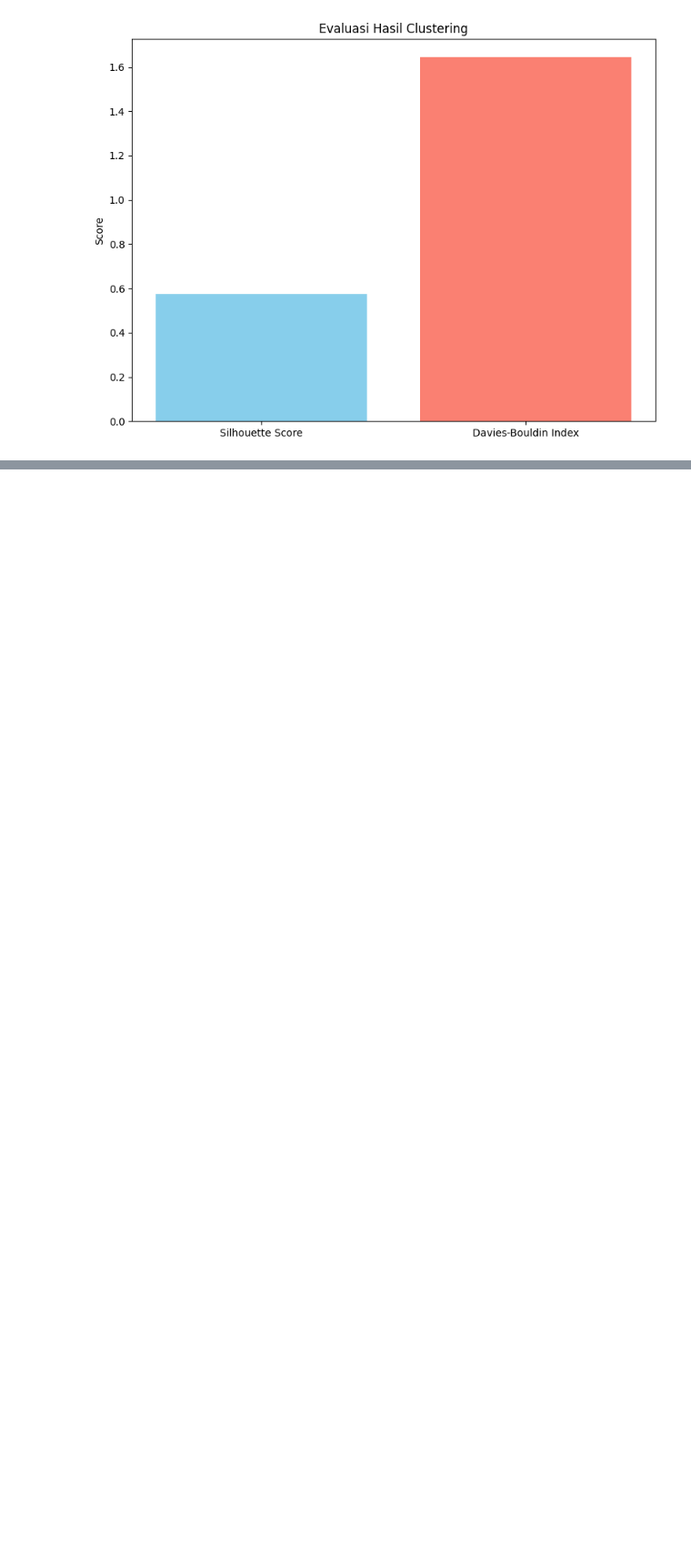
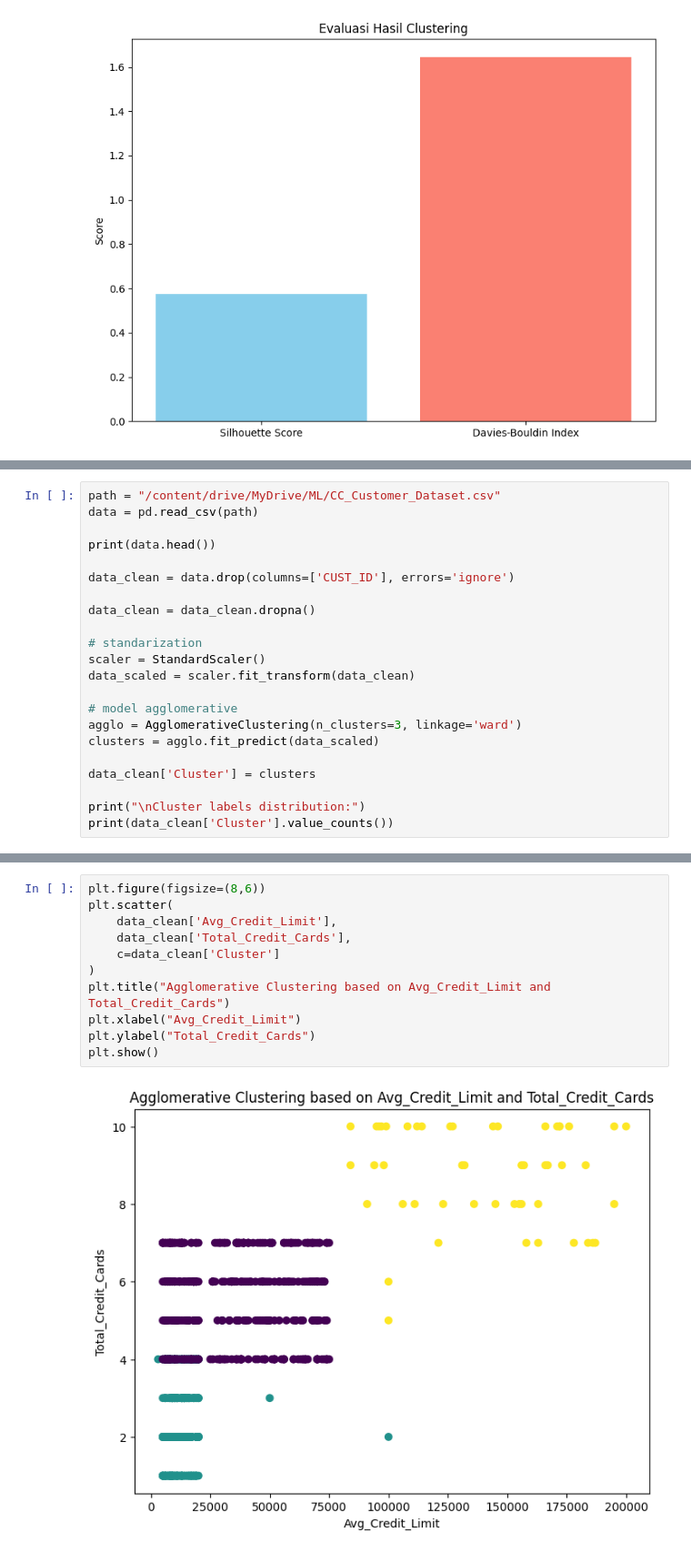
Before and after one commit to hemoabdullah/ML-SMT5, a Jupyter notebook: JS06_2341720203_Hammam_Abdullah_BG.ipynb, the cells around one changed output, grey strips where cells are left out. Shown at 91% size. Drawn from its saved outputs; the diff is of its cells as text; blank space fills up the shorter version.

```diff
--- a/JS06_2341720203_Hammam_Abdullah_BG.ipynb
+++ b/JS06_2341720203_Hammam_Abdullah_BG.ipynb
@@ -321,0 +254,22 @@ Answer for No.4
+# %%
+path = "/content/drive/MyDrive/ML/CC_Customer_Dataset.csv"
+data = pd.read_csv(path)
+
+print(data.head())
+
+data_clean = data.drop(columns=['CUST_ID'], errors='ignore')
+
+data_clean = data_clean.dropna()
+
+# standarization
+scaler = StandardScaler()
+data_scaled = scaler.fit_transform(data_clean)
+
+# model agglomerative
+agglo = AgglomerativeClustering(n_clusters=3, linkage='ward')
+clusters = agglo.fit_predict(data_scaled)
+
+data_clean['Cluster'] = clusters
+
+print("\nCluster labels distribution:")
+print(data_clean['Cluster'].value_counts())
@@ -322 +297,14 @@ Answer for No.4
+# %%
+plt.figure(figsize=(8,6))
+plt.scatter(
+    data_clean['Avg_Credit_Limit'],
+    data_clean['Total_Credit_Cards'],
+    c=data_clean['Cluster']
+)
+plt.title("Agglomerative Clustering based on Avg_Credit_Limit and Total_Credit_Cards")
+plt.xlabel("Avg_Credit_Limit")
+plt.ylabel("Total_Credit_Cards")
+plt.show()
+# %% [output]
+[figure, added]
 # %%
```
Also changed, not shown: parts of 35 cells of this notebook.
